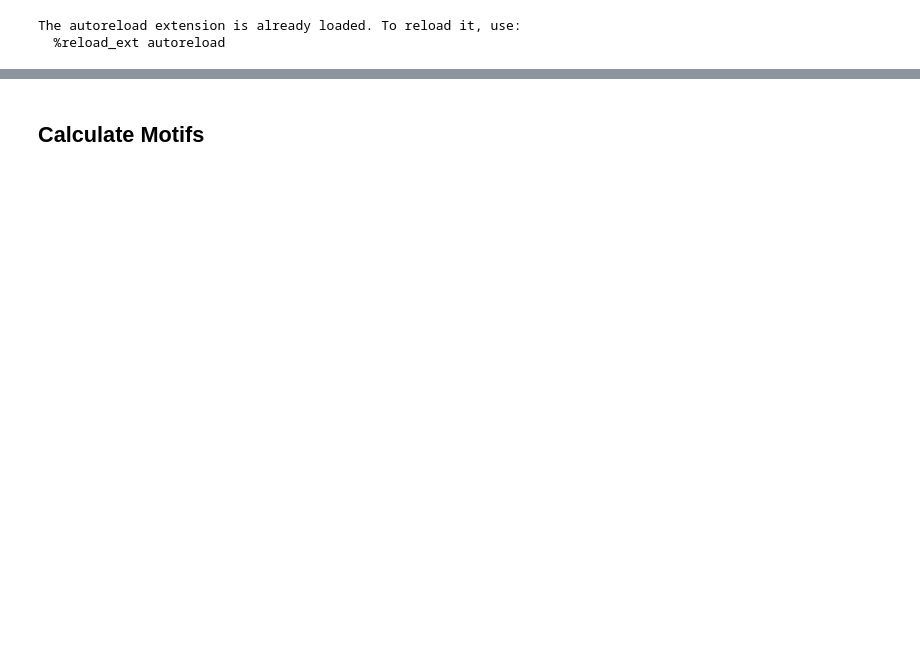
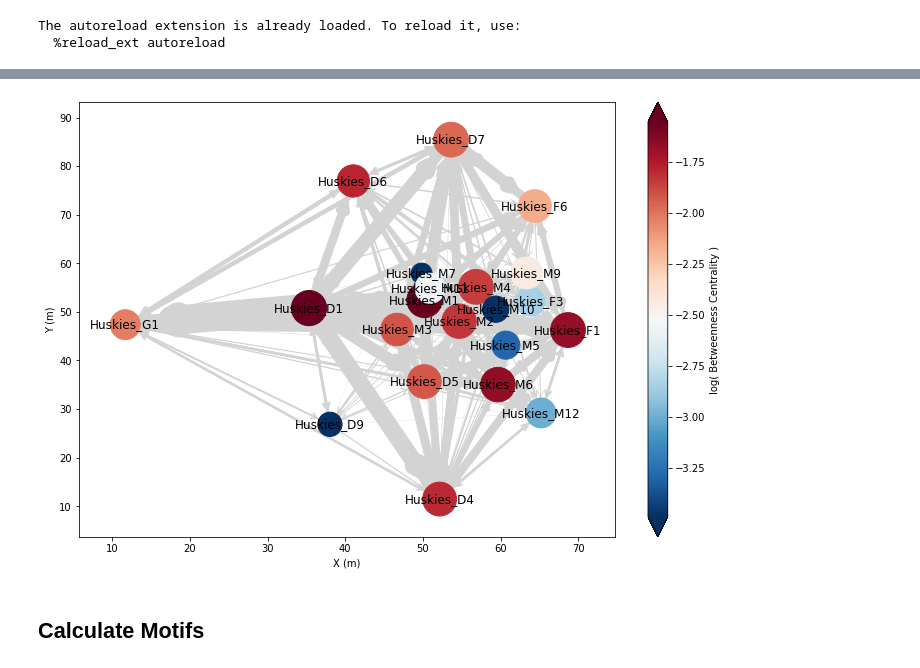
Before and after one commit to AstroJacobLi/FootballTeamStrategy, a Jupyter notebook: Network-Total-Huskies.ipynb, the cells around one changed output, grey strips where cells are left out. Saved outputs shown, nothing was run; the diff lists cells and outputs as text; code cells hidden in the pictures; blank space fills up the shorter version.

```diff
--- a/Network-Total-Huskies.ipynb
+++ b/Network-Total-Huskies.ipynb
@@ -109,0 +156,15 @@ cbar.set_label('Betweenness Centrality')
+# %%
+for ind, row in df_reduce.iterrows():
+    for prefix in ['OriginPlayerID', 'DestinationPlayerID']:
+        if row[prefix].strip('Huskies_') in ['D1', 'D2', 'D3']:
+            df_reduce.loc[ind, prefix] = 'Huskies_D1'
+        if row[prefix].strip('Huskies_') in ['D7', 'D8']:
+            df_reduce.loc[ind, prefix] = 'Huskies_D7'
+        if row[prefix].strip('Huskies_') in ['D9', 'D10']:
+            df_reduce.loc[ind, prefix] = 'Huskies_D9'
+        if row[prefix].strip('Huskies_') in ['F1', 'F4', 'F5']:
+            df_reduce.loc[ind, prefix] = 'Huskies_F1'
+        if row[prefix].strip('Huskies_') in ['F2', 'M13', 'M2']:
+            df_reduce.loc[ind, prefix] = 'Huskies_M2'
+        if row[prefix].strip('Huskies_') in ['M8', 'F6']:
+            df_reduce.loc[ind, prefix] = 'Huskies_F6'
@@ -110,2 +173,40 @@ cbar.set_label('Betweenness Centrality')
+# %%
+G, pos, centrality_dict, geometrical_dist, unidirection_pass, weight_dict = build_network(df_reduce,
+                                                                                          team='Huskies',
+                                                                                          matchid='all')
+# %%
+#%matplotlib qt
+%matplotlib inline
+fig, ax = plt.subplots(figsize=(12, 8))
+eigen_centrality = centrality_dict['eigen_centrality']
+between_centrality = centrality_dict['between_centrality']
+
+node_size = np.exp(eigen_centrality / np.percentile(eigen_centrality, 15))
+node_size = node_size / np.nanmean(node_size) * 1000
+
+node_color = np.log10(between_centrality)
+
+edge_width = np.array(list(weight_dict.values())) / 2
+
+nx.draw_networkx(G, pos, ax=ax,
+                 node_size=node_size,
+                 node_color=node_color,
+                 edgelist=list(unidirection_pass.keys()),
+                 width=edge_width,
+                 edge_color='lightgray',
+                 cmap='RdBu_r',
+                 vmin=node_color[~np.isinf(node_color)][-1],
+                 vmax=max(node_color), arrowsize=15, arrowstyle='->')
+ax.set_xlabel('X (m)')
+ax.set_ylabel('Y (m)')
+
+sm = plt.cm.ScalarMappable(cmap='RdBu_r', norm=plt.Normalize(vmin=node_color[~np.isinf(node_color)][-1],
+                                                             vmax=max(node_color)))
+cbar = plt.colorbar(sm, ax=ax, extend='both')
+cbar.set_label('log( Betweenness Centrality )')
+
+plt.show()
+# %% [output]
+[figure, added]
 # %% [markdown]
 ## Calculate Motifs
```
Also changed, not shown: parts of 16 cells of this notebook, 4 other files.
